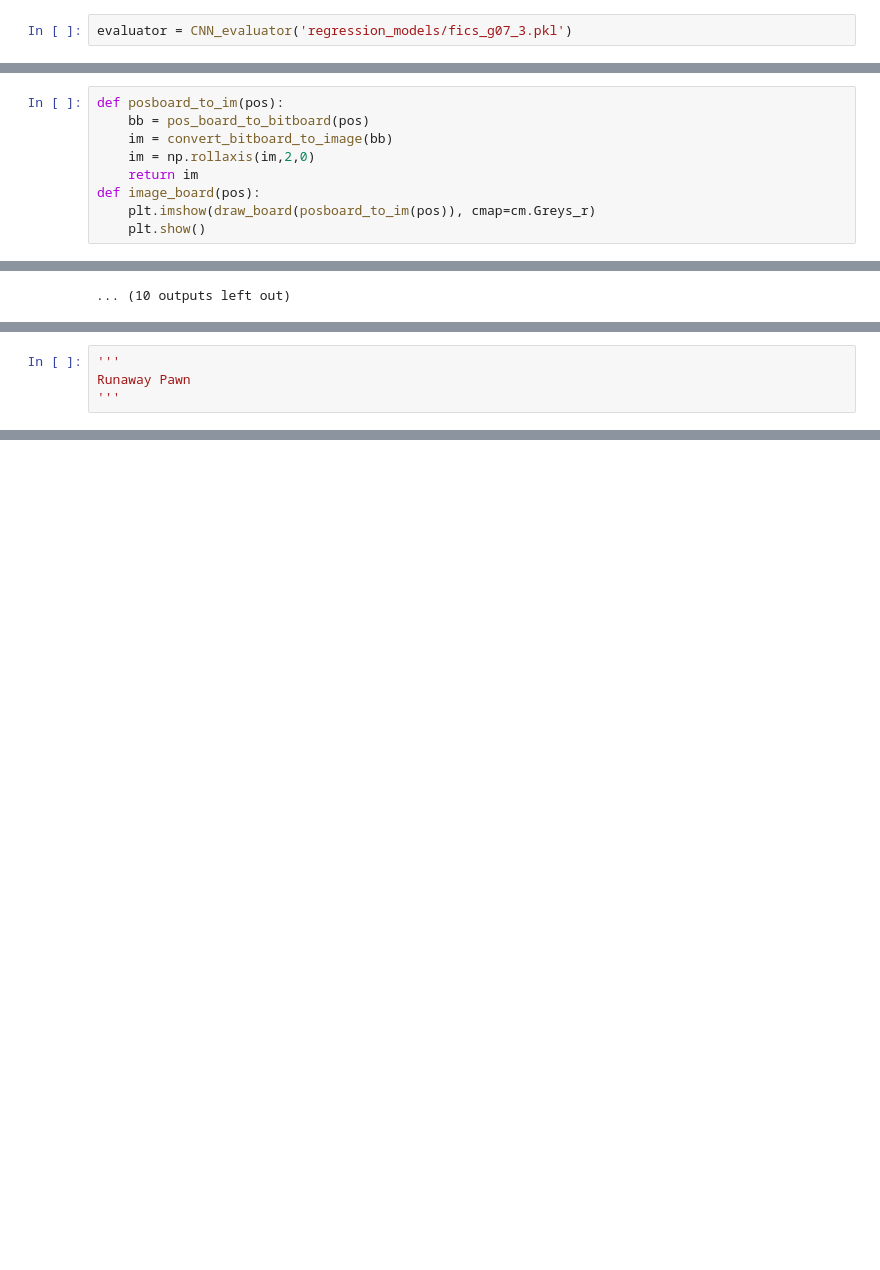
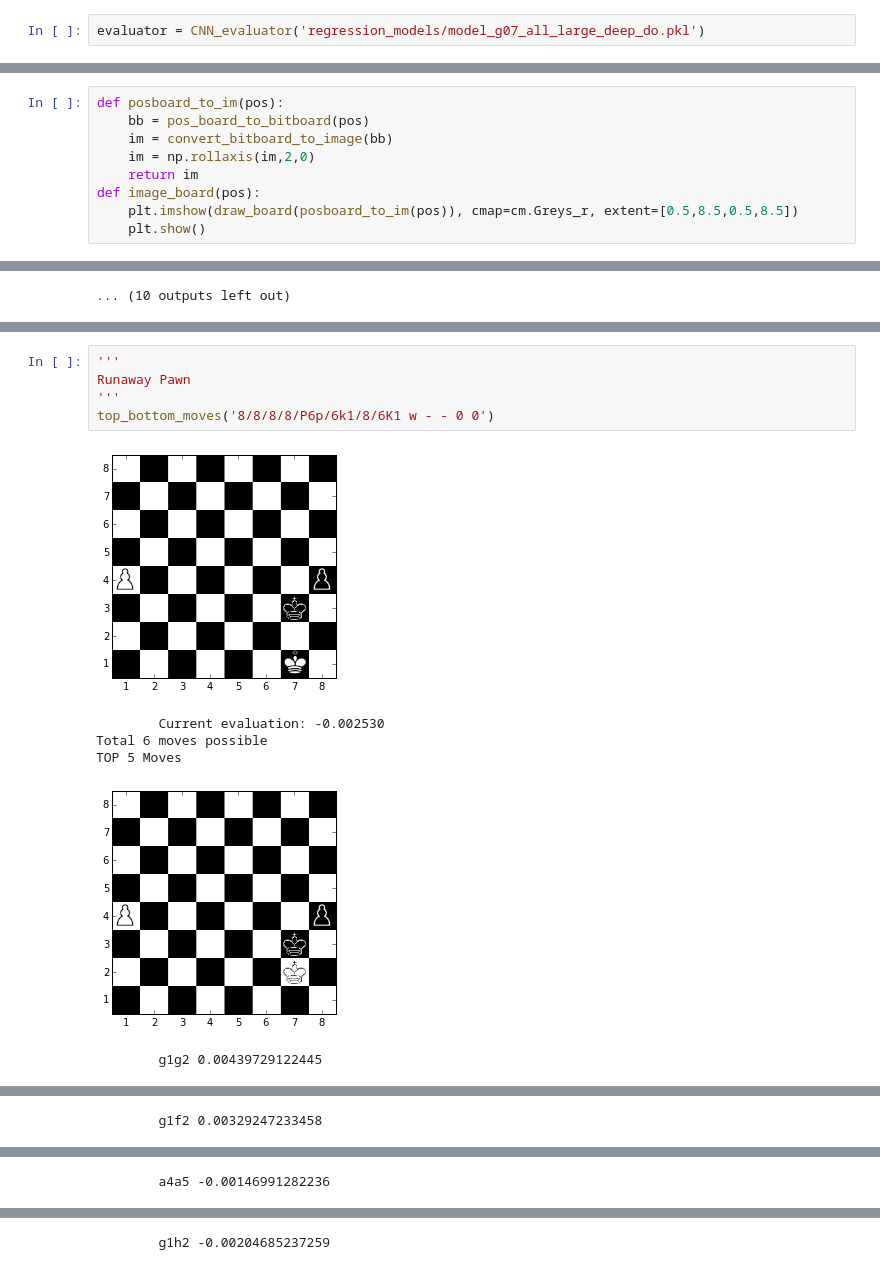
Before and after one commit to ashudeep/ConvChess, a Jupyter notebook: src/play/example_moves/Table evaluations.ipynb, the cells around one changed output, grey strips where cells are left out. Cells and saved outputs as stored; diff of their text form; blank space fills up the shorter version.

```diff
--- a/src/play/example_moves/Table evaluations.ipynb
+++ b/src/play/example_moves/Table evaluations.ipynb
@@ -21,4 +21,4 @@ class CNN_evaluator:
 		#print batch
 		return self.model.predict(np.asarray(batch), verbose=0, batch_size=1024)[:,0]
 # %%
-evaluator = CNN_evaluator('regression_models/fics_g07_3.pkl')
+evaluator = CNN_evaluator('regression_models/model_g07_all_large_deep_do.pkl')
@@ -95,7 +97,7 @@ def posboard_to_im(pos):
     im = np.rollaxis(im,2,0)
     return im
 def image_board(pos):
-    plt.imshow(draw_board(posboard_to_im(pos)), cmap=cm.Greys_r)
+    plt.imshow(draw_board(posboard_to_im(pos)), cmap=cm.Greys_r, extent=[0.5,8.5,0.5,8.5])
     plt.show()
 # %%
 def top_bottom_moves(fen, top=5, bottom=5):
@@ -214,4 +197,12 @@ WORST 5 Moves
-# %%
-'''
-Runaway Pawn
-'''
+# %%
+'''
+Runaway Pawn
+'''
+top_bottom_moves('8/8/8/8/P6p/6k1/8/6K1 w - - 0 0')
+# %% [output]
+[figure, added]
+        Current evaluation: -0.002530
+Total 6 moves possible
+TOP 5 Moves
+[figure, added]
+        g1g2 0.00439729122445
@@ -217,0 +210 @@ Runaway Pawn
+        g1f2 0.00329247233458
@@ -217,0 +212 @@ Runaway Pawn
+        a4a5 -0.00146991282236
@@ -217,0 +214 @@ Runaway Pawn
+        g1h2 -0.00204685237259
```
Also changed, not shown: parts of 7 cells of this notebook, 10 other files.
